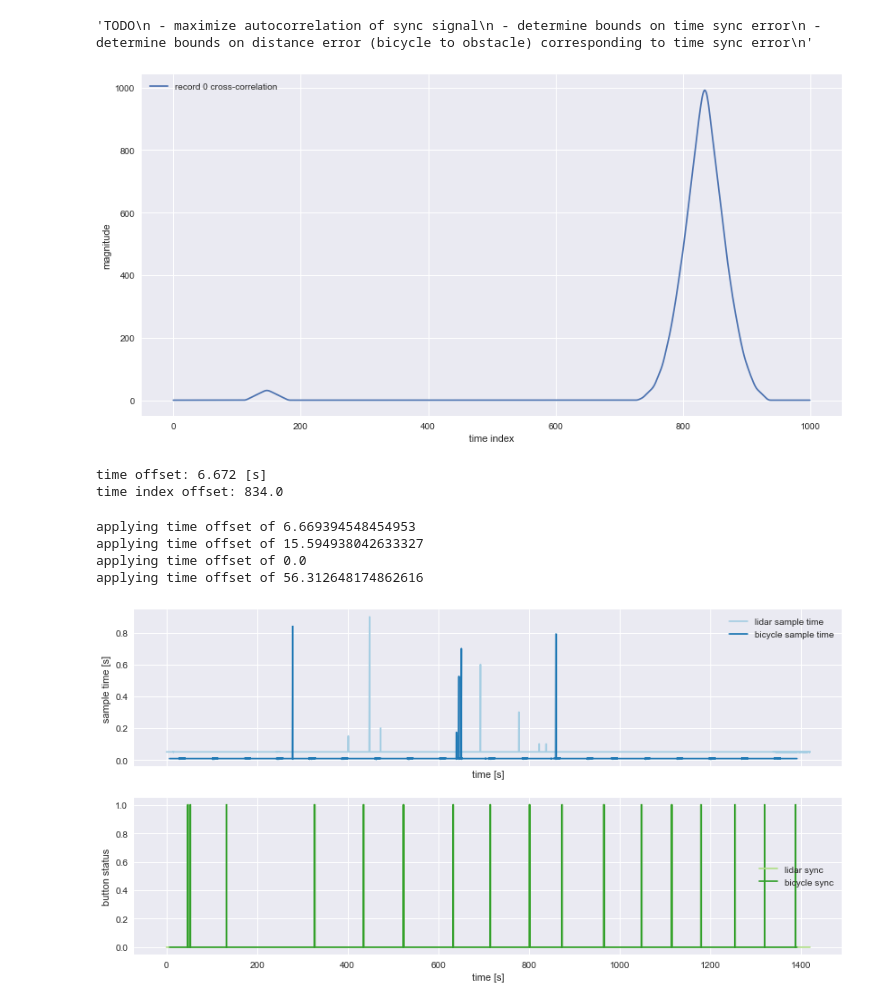
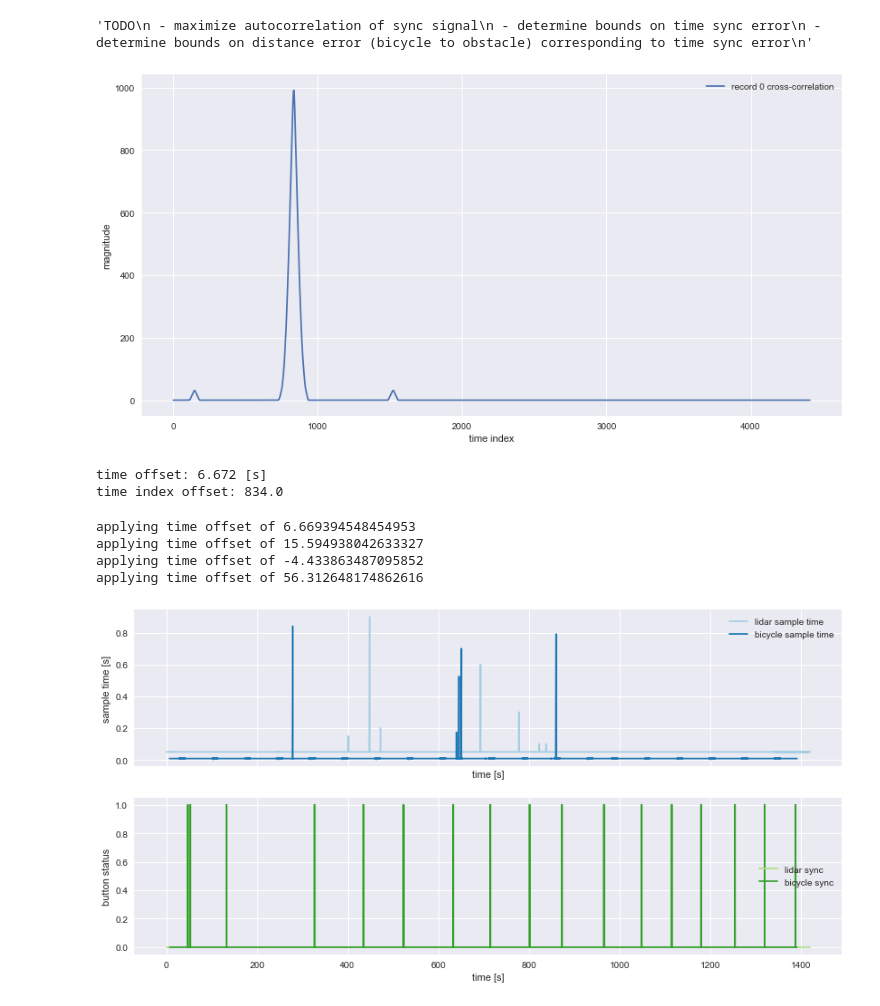
Before and after one commit to oliverlee/antlia, a Jupyter notebook: python/sync_clocks.ipynb, the cells around one changed output. Cells and saved outputs as stored; diff of their text form; code cells hidden in the pictures.

```diff
--- a/python/sync_clocks.ipynb
+++ b/python/sync_clocks.ipynb
@@ -20,7 +20,8 @@ class Record(object):
 
 lidar_records = lidar.get_lidar_records()
 bicycle_records = lidar.get_bicycle_records()
-records = list(Record(l, b) for l, b in zip(lidar_records, bicycle_records))
+records = [Record(l, b)
+           for l, b in zip(lidar_records, bicycle_records)]
 # %%
 # If we try to plot all the data, jupyter will crash
 def reduced_signal(time, signal, tol=1e-6):
@@ -175,6 +176,7 @@ class TimeSignal(object):
     def __init__(self, t, y):
         assert(isinstance(t, np.ndarray))
         assert(isinstance(y, np.ndarray))
+        assert(t.shape == y.shape)
         self.time = t
         self.signal = y
         self.time.flags.writeable = False
@@ -227,40 +229,61 @@ def interpolated_sync(record, period=0.008):
 
     bicycle_t = np.arange(0, record.bicycle.time.max(), period)
     bicycle_sync = np.interp(bicycle_t, record.bicycle.time, record.bicycle.sync)
-    return SampledTimeSignal(lidar_t, lidar_sync, period), SampledTimeSignal(bicycle_t, bicycle_sync, period)
+    return (SampledTimeSignal(lidar_t, lidar_sync, period),
+            SampledTimeSignal(bicycle_t, bicycle_sync, period))
 # %%
 def time_offset(s1, s2):
     """Returns time offset of signal 2 that maximizes cross-correlation.
 
     This uses np.correlate mode='valid' to compute cross-correlation.
     """
     assert(isinstance(s1, SampledTimeSignal))
     assert(isinstance(s2, SampledTimeSignal))
 
     # Period must be the same to compute cross-correlation
     npt.assert_almost_equal(s1.period, s2.period)
 
-    current_offset = s2.time[0] - s1.time[0]
+    # Inputs to np.correlate will get swapped
+    # if s1 is not longer than s2.
+    assert(s1.signal.shape[0] > s2.signal.shape[0])
 
-    c = np.correlate(s1.signal, s2.signal, mode='valid')
-    return s1.period*c.argmax() - current_offset
+    corr = lambda m: np.correlate(s1.signal, s2.signal, mode=m)
+
+    # try 'valid' mode first
+    c = corr('valid')
+
+    # A correctly synchronized cross-correlation value is around 900-1000
+    if c.max() < 100:
+        # prepend 10 minutes of data to signal 1 so we can use valid mode
+        start = s1.time[0] + s1.period
+        stop = start + 10*60*s1.period
+        pre_t = -np.arange(start, stop, s1.period)[::-1]
+        pre_y = np.zeros(pre_t.shape)
+        s1.time = np.concatenate((pre_t, s1.time))
+        s1.signal = np.concatenate((pre_y, s1.signal))
+        c = corr('valid')
+
+    # assume we can sync now
+    assert(c.max() > 100)
+
+    current_time_offset = s2.time[0] - s1.time[0]
+    return s1.period*c.argmax() - current_time_offset
+
 
 s1, s2 = interpolated_sync(records[0])
-
 c = np.correlate(s1.signal, s2.signal, mode='valid')
-
 fig, ax = plt.subplots(figsize=(14, 7))
-ax.plot(c[:1000], label='record 0 cross-correlation')
+ax.plot(c, label='record 0 cross-correlation')
 ax.set_ylabel('magnitude')
 ax.set_xlabel('time index')
 ax.legend()
 plt.show()
 
 p = time_offset(s1, s2)
 print('time offset: {} [s]'.format(p))
 print('time index offset: {}'.format(p/s1.period))
 # %% [output]
-[figure, old version]
+[figure, new version]
 time offset: 6.672 [s]
 time index offset: 834.0
 # %%
@@ -286,7 +309,7 @@ for r in records:
 # %% [output]
 applying time offset of 6.669394548454953
 applying time offset of 15.594938042633327
-applying time offset of 0.0
+applying time offset of -4.433863487095852
 applying time offset of 56.312648174862616
 # %%
 plot_record_timeseries(records[0])
```
Also changed, not shown: parts of 1 cell of this notebook.
